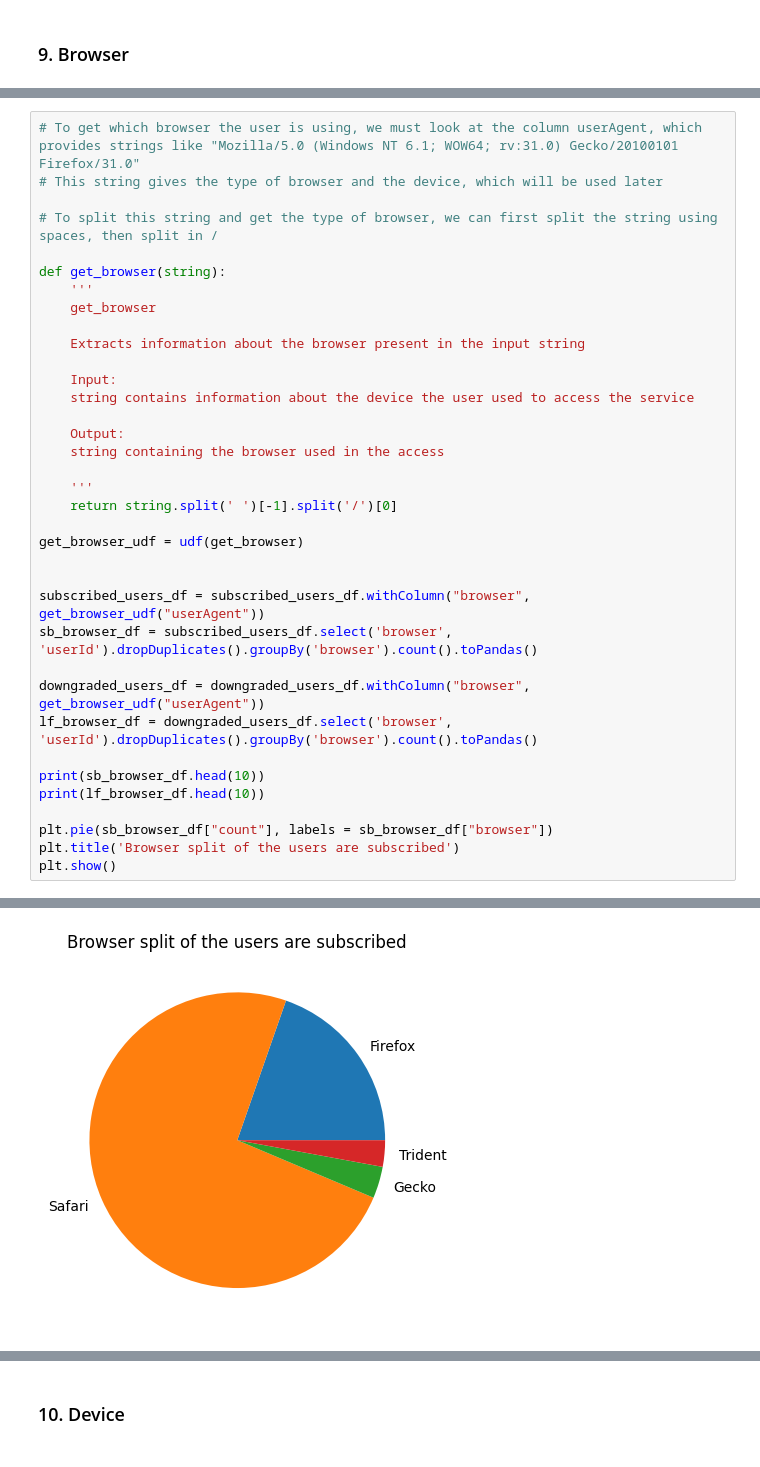
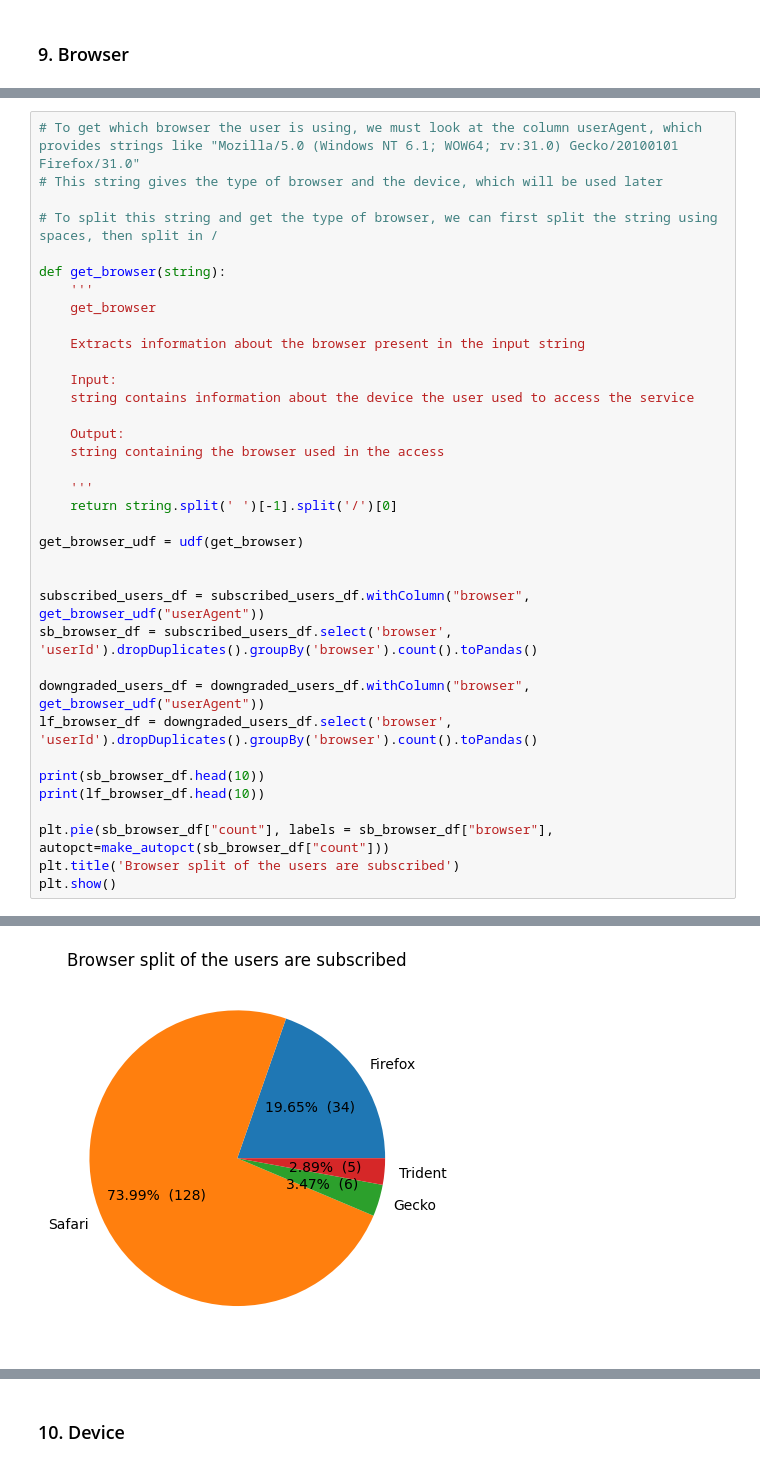
Before and after one commit to rbeni/udacity-data-science, a Jupyter notebook: project_4/Sparkify.ipynb, the cells around one changed output, grey strips where cells are left out. Drawn from its saved outputs; the diff is of its cells as text.

```diff
--- a/project_4/Sparkify.ipynb
+++ b/project_4/Sparkify.ipynb
@@ -545,33 +539,33 @@ def get_browser(string):
     Output:
     string containing the browser used in the access
 
     '''
     return string.split(' ')[-1].split('/')[0]
 
 get_browser_udf = udf(get_browser)
 
 
 subscribed_users_df = subscribed_users_df.withColumn("browser", get_browser_udf("userAgent"))
 sb_browser_df = subscribed_users_df.select('browser', 'userId').dropDuplicates().groupBy('browser').count().toPandas()
 
 downgraded_users_df = downgraded_users_df.withColumn("browser", get_browser_udf("userAgent"))
 lf_browser_df = downgraded_users_df.select('browser', 'userId').dropDuplicates().groupBy('browser').count().toPandas()
 
 print(sb_browser_df.head(10))
 print(lf_browser_df.head(10))
 
-plt.pie(sb_browser_df["count"], labels = sb_browser_df["browser"])
+plt.pie(sb_browser_df["count"], labels = sb_browser_df["browser"], autopct=make_autopct(sb_browser_df["count"]))
 plt.title('Browser split of the users are subscribed')
 plt.show()
 # %% [output]
    browser  count
 0  Firefox     34
 1   Safari    128
 2    Gecko      6
 3  Trident      5
    browser  count
 0  Firefox     16
 1   Safari     35
 2    Gecko      1
-[figure, old version]
+[figure, new version]
 # %%
```
Also changed, not shown: parts of 12 cells of this notebook.
